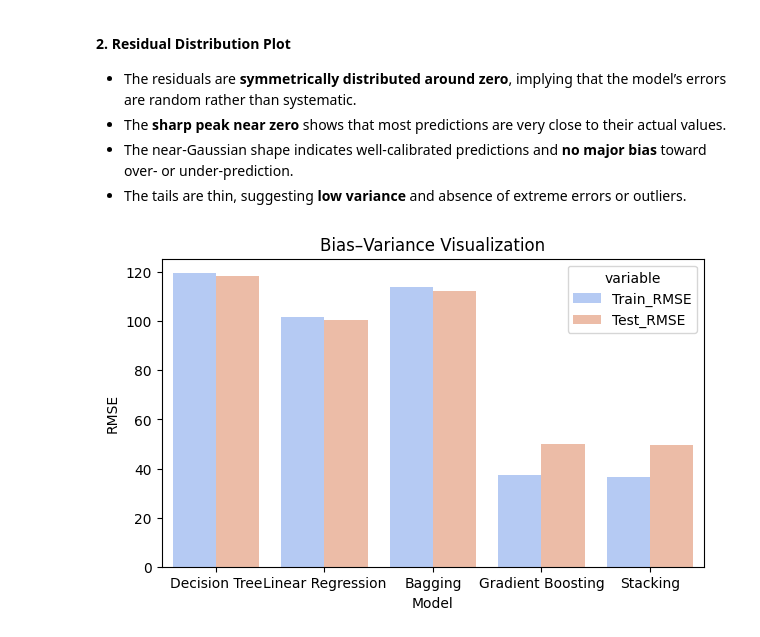
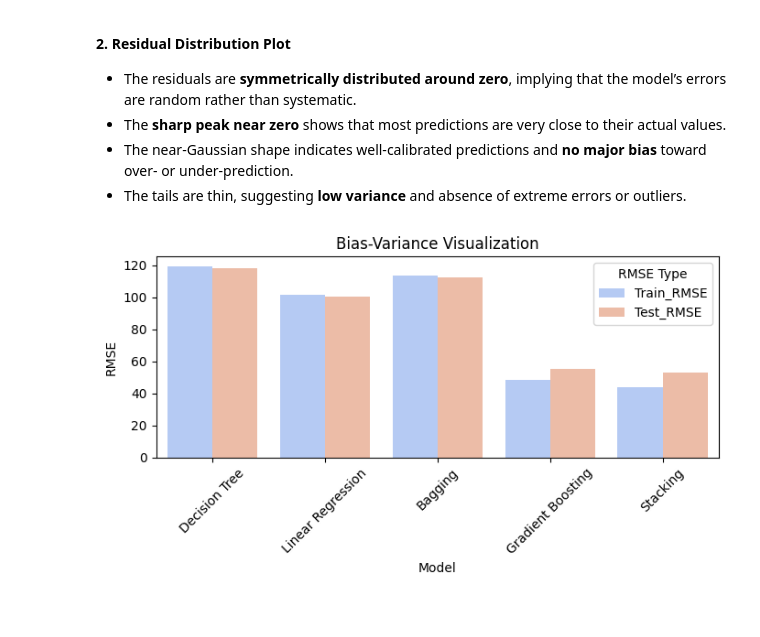
Before and after one commit to Charukhesh/EnsembleLearning, a Jupyter notebook: main.ipynb, the cells around one changed output. Cells and saved outputs as stored; diff of their text form; code cells hidden in the pictures.

```diff
--- a/main.ipynb
+++ b/main.ipynb
@@ -117,0 +106,23 @@ RMSE Linear Regression: 100.44594634766466
+# %%
+n_list = [10, 50, 100, 200, 300, 400]
+oob_errors = []
+test_rmse = []
+
+# Out of Distribution Error
+for n in n_list:
+    bag = Pipeline([
+        ('preprocess', preprocessor),
+        ('model', BaggingRegressor(estimator=DecisionTreeRegressor(max_depth=6, random_state=42),
+                                   n_estimators=n, oob_score=True, bootstrap=True, n_jobs=-1, random_state=42))
+    ])
+    bag.fit(X_train, y_train)
+    oob_score = bag.named_steps['model'].oob_score_
+    y_test_pred = bag.predict(X_test)
+    test_rmse.append(root_mean_squared_error(y_test, y_test_pred))
+    oob_errors.append(1 - oob_score)
+
+plt.plot(n_list, test_rmse, marker='o')
+plt.xlabel('n_estimators')
+plt.ylabel('RMSE')
+plt.title('Bagging: n_estimators vs RMSE')
+plt.show()
@@ -120,8 +133,7 @@ RMSE Linear Regression: 100.44594634766466
 bagging_model = Pipeline([('preprocess', preprocessor),
     ('model', BaggingRegressor(
         estimator=DecisionTreeRegressor(max_depth=6, random_state=42),
-        # Let's standardize 200 estimators to have a valid comparison for Bagging and Boosting Regressors
-        n_estimators=200,
+        n_estimators=100, # Based on OOB test RMSE analysis
         random_state=42,
         n_jobs=-1 # Use all available CPU cores to parallelize
     ))
@@ -153,8 +163,8 @@ RMSE Bagging Regressor: 112.2668520664093
 boosting_model = Pipeline([
     ('preprocess', preprocessor),
     ('model', GradientBoostingRegressor(
-        n_estimators=200,  # Same number of estimators as Bagging Regressor
-        learning_rate=0.1, # Decreasing learning rate to 0.01 gave worse performance
+        n_estimators=100,  # Keeping the same number of estimators for valid comparison
+        learning_rate=0.1, # Small enough learning rate to converge
         max_depth=6,
         random_state=42
     ))
@@ -210,15 +258,15 @@ It is a **learning-based combination** of models, the meta-learner doesn’t jus
 # %%
 # Level-0 Base Learners
 base_learners = [
-    ('knn', KNeighborsRegressor(n_neighbors=6)), # Choosing n_neighbors same as max_depth for consistency
+    ('knn', KNeighborsRegressor(n_neighbors=3)), # According to the elbow plot
     ('bagging', BaggingRegressor(
         estimator=DecisionTreeRegressor(max_depth=6, random_state=42),
-        n_estimators=200,
+        n_estimators=100,
         random_state=42,
         n_jobs=-1
     )),
     ('gbr', GradientBoostingRegressor(
-        n_estimators=200,
+        n_estimators=100,
         learning_rate=0.1,
         max_depth=6,
         random_state=42
@@ -226,7 +274,7 @@ base_learners = [
 ]
 
 # Level-1 Meta Learner
-meta_learner = Ridge(alpha=1.0) # Lambda = 1.0 for regularization
+meta_learner = Ridge(alpha=1)
 stacking_model = Pipeline([
     ('preprocess', preprocessor),
     ('model', StackingRegressor(
@@ -299,33 +347,36 @@ plt.show()
 # %%
 # Compare training vs test RMSE for each model
 models = {
     "Decision Tree": dt_pipeline,
     "Linear Regression": lr_pipeline,
     "Bagging": bagging_model,
     "Gradient Boosting": boosting_model,
     "Stacking": stacking_model
 }
 
 train_rmse, test_rmse = {}, {}
 for name, model in models.items():
     model.fit(X_train, y_train)
     y_train_pred = model.predict(X_train)
     y_test_pred = model.predict(X_test)
     train_rmse[name] = root_mean_squared_error(y_train, y_train_pred)
     test_rmse[name] = root_mean_squared_error(y_test, y_test_pred)
 
 bias_variance_df = pd.DataFrame({
     'Model': train_rmse.keys(),
     'Train_RMSE': train_rmse.values(),
     'Test_RMSE': test_rmse.values()
 })
 
 plt.figure(figsize=(7,4))
-sns.barplot(data=bias_variance_df.melt(id_vars='Model', value_name='RMSE'),
+sns.barplot(data=bias_variance_df.melt(id_vars='Model', value_vars=['Train_RMSE', 'Test_RMSE'], value_name='RMSE'),
             x='Model', y='RMSE', hue='variable', palette='coolwarm')
-plt.title('Bias–Variance Visualization')
+plt.title('Bias-Variance Visualization')
 plt.ylabel('RMSE')
+plt.legend(title='RMSE Type')
+plt.xticks(rotation=45)
+plt.tight_layout()
 plt.show()
 # %% [output]
-[figure, old version]
+[figure, new version]
 # %% [markdown]
```
Also changed, not shown: parts of 13 cells of this notebook.
